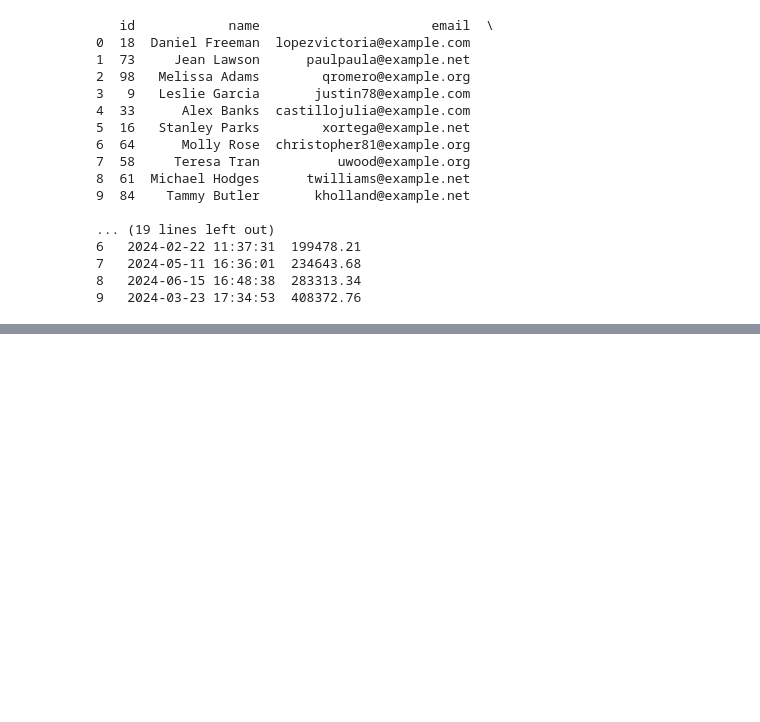
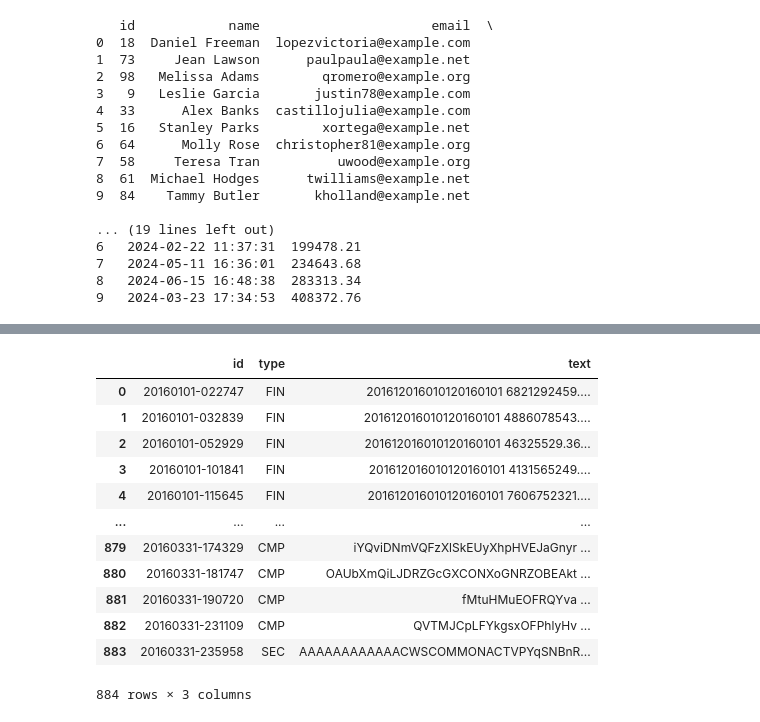
Before and after one commit to NathanDWalsh/els, a Jupyter notebook: sandbox.ipynb, the cells around one changed output, grey strips where cells are left out. Cells and saved outputs as stored; diff of their text form; code cells hidden in the pictures; blank space fills up the shorter version.

```diff
--- a/sandbox.ipynb
+++ b/sandbox.ipynb
@@ -335,0 +361,23 @@ print(df)
+# %%
+import pandas as pd
+df = pd.read_fwf(
+    "D:\\ds\\1F11EEBB-28C1-4605-B2D3-32940DB12F8A-TPC-DI-Tool\\Tools\\Data\\SF3\\Batch1b\\finwire\\FINWIRE2016Q1",
+    widths=[15, 3, 99999],
+    names=["time", "type", "text"],
+    column_types={"time": str, "type": str, "text": str},
+)
+df
+# %% [output]
+|  | id | type | text |
+| 0 | 20160101-022747 | FIN | 201612016010120160101 6821292459.... |
+| 1 | 20160101-032839 | FIN | 201612016010120160101 4886078543.... |
+| 2 | 20160101-052929 | FIN | 201612016010120160101 46325529.36... |
+| 3 | 20160101-101841 | FIN | 201612016010120160101 4131565249.... |
+| 4 | 20160101-115645 | FIN | 201612016010120160101 7606752321.... |
+| ... | ... | ... | ... |
+| 879 | 20160331-174329 | CMP | iYQviDNmVQFzXlSkEUyXhpHVEJaGnyr ... |
+| 880 | 20160331-181747 | CMP | OAUbXmQiLJDRZGcGXCONXoGNRZOBEAkt ... |
+| 881 | 20160331-190720 | CMP | fMtuHMuEOFRQYva ... |
+| 882 | 20160331-231109 | CMP | QVTMJCpLFYkgsxOFPhlyHv ... |
+| 883 | 20160331-235958 | SEC | AAAAAAAAAAAACWSCOMMONACTVPYqSNBnR... |
+884 rows × 3 columns
```
Also changed, not shown: parts of 1 cell of this notebook, 5 other files.
